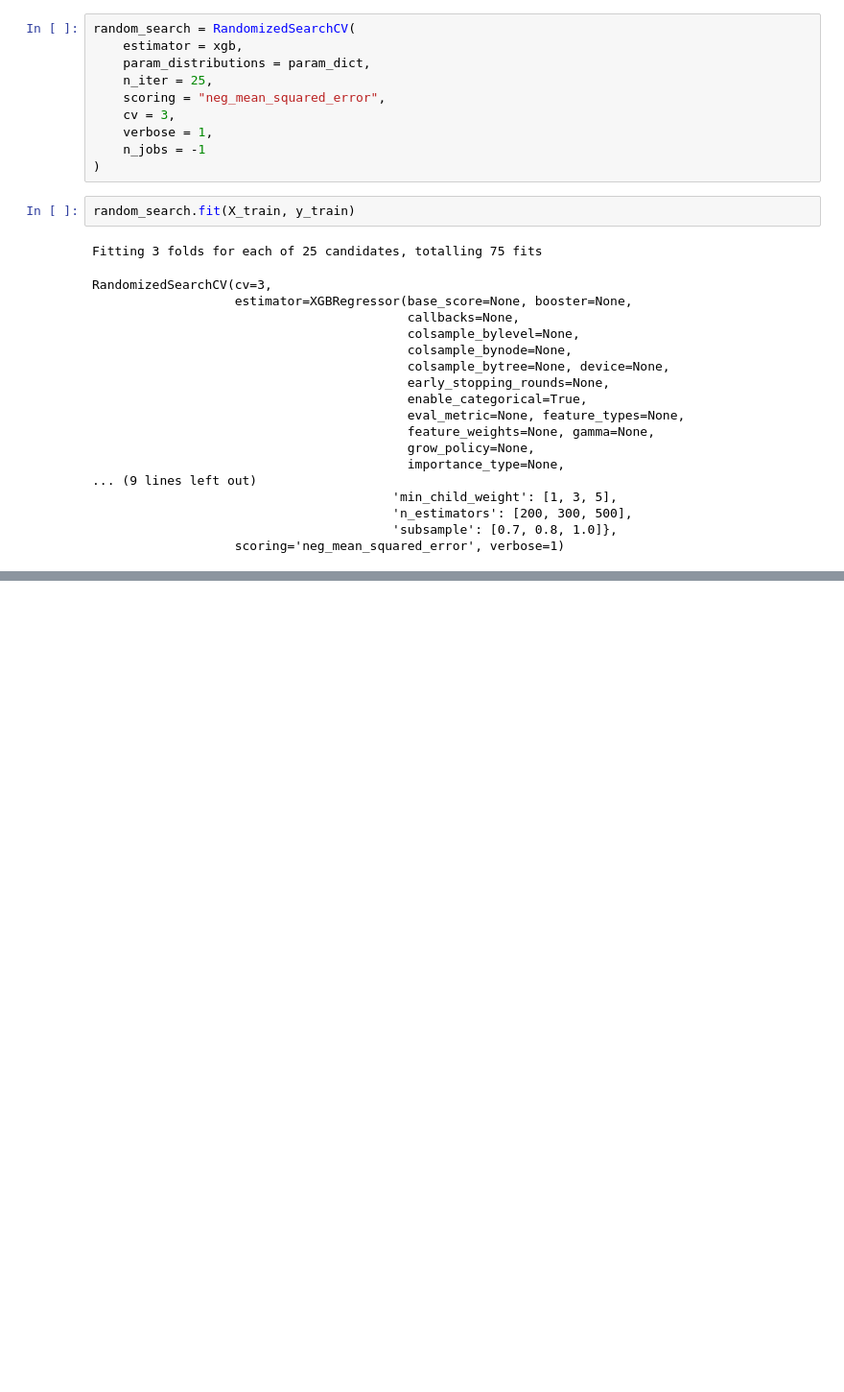
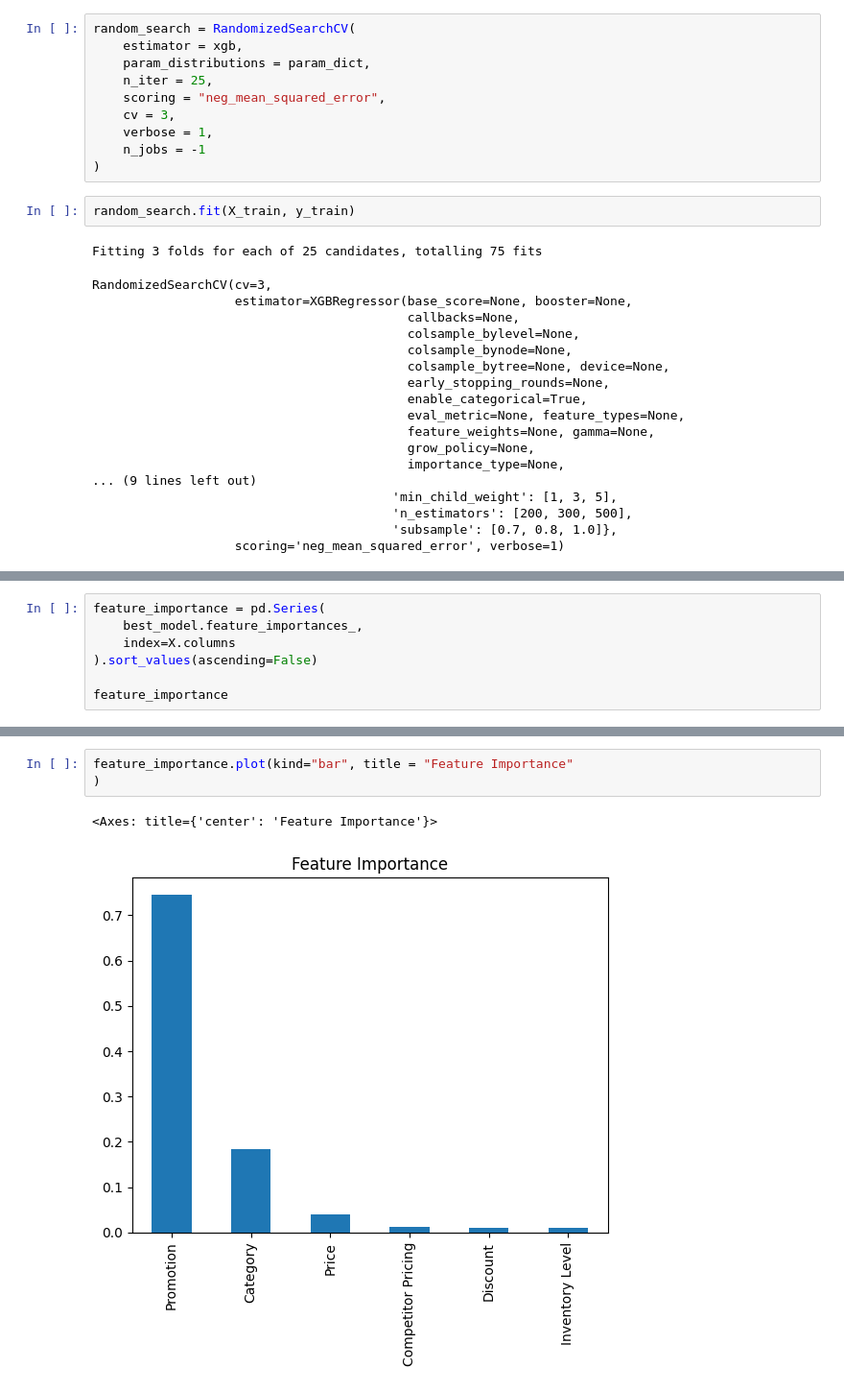
Before and after one commit to RoihansLab/Machine-Learning-Projects, a Jupyter notebook: 10_End_to_End_Retail_Demand_Forecasting/10_Machine_Learning.ipynb, the cells around one changed output, grey strips where cells are left out. Shown at 96% size. Cells and saved outputs as stored; diff of their text form; blank space fills up the shorter version.

```diff
--- a/10_End_to_End_Retail_Demand_Forecasting/10_Machine_Learning.ipynb
+++ b/10_End_to_End_Retail_Demand_Forecasting/10_Machine_Learning.ipynb
@@ -189,0 +278,7 @@ RandomizedSearchCV(cv=3,
+# %%
+feature_importance = pd.Series(
+    best_model.feature_importances_,
+    index=X.columns
+).sort_values(ascending=False)
+
+feature_importance
@@ -189,0 +294,6 @@ RandomizedSearchCV(cv=3,
+# %%
+feature_importance.plot(kind="bar", title = "Feature Importance"
+)
+# %% [output]
+<Axes: title={'center': 'Feature Importance'}>
+[figure, added]
```
Also changed, not shown: parts of 13 cells of this notebook.
